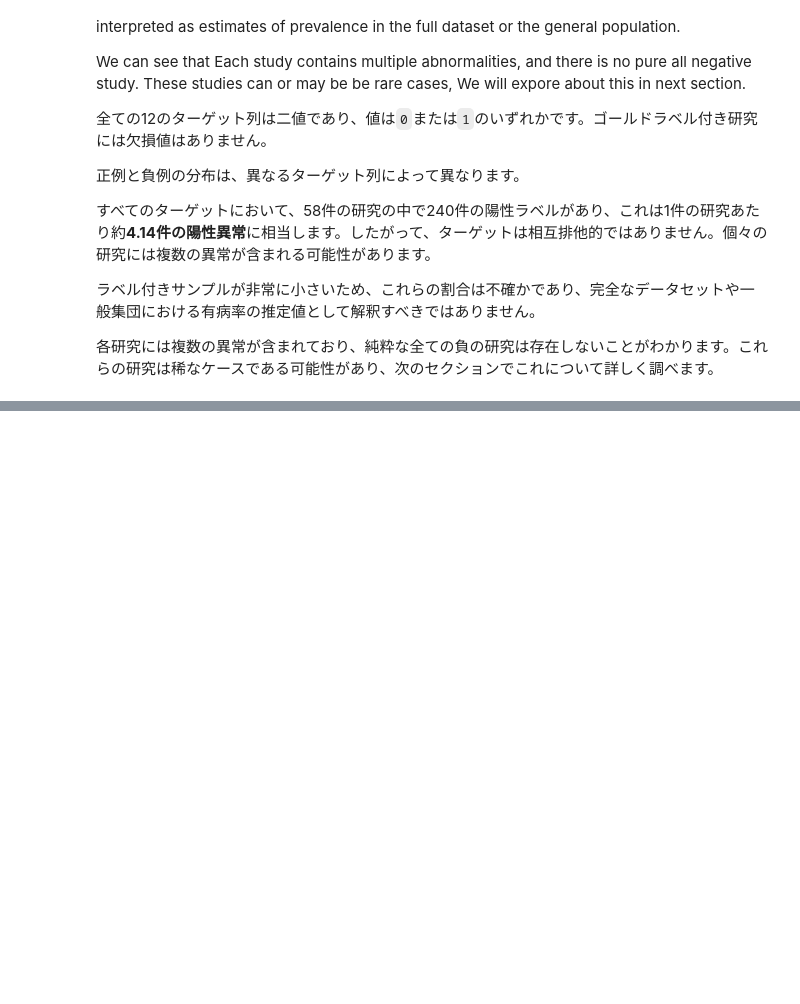
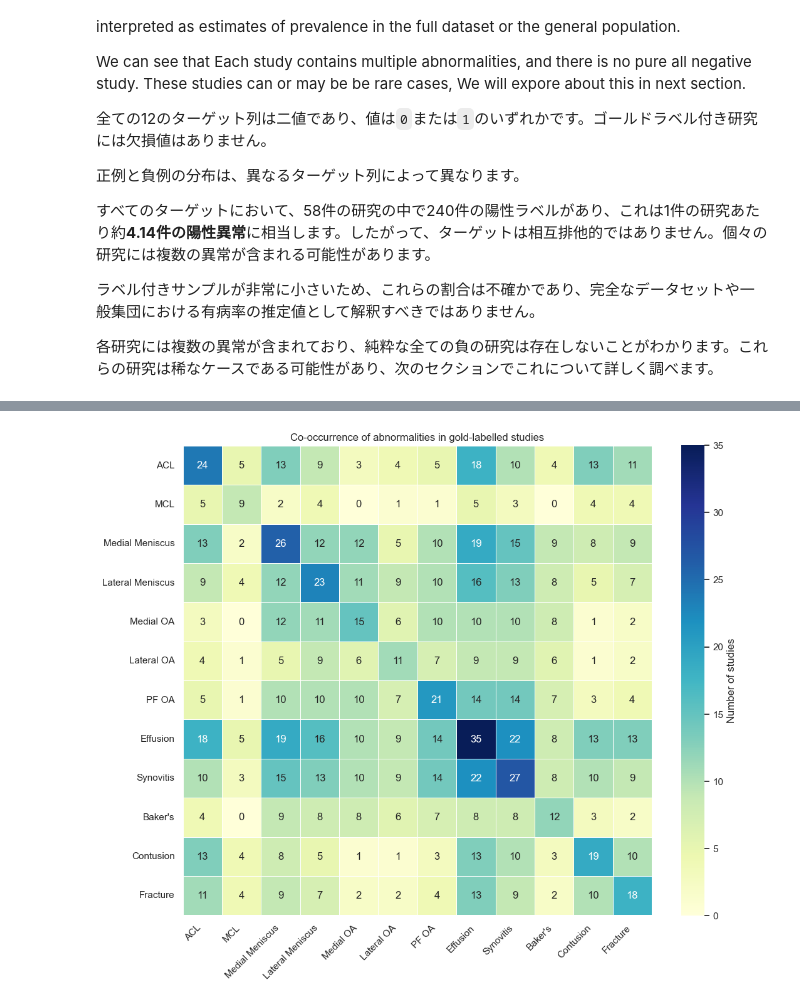
Before and after one commit to PandaDev0069/Kaggle, a Jupyter notebook: RSNA_Knee_EDA.ipynb, the cells around one changed output, grey strips where cells are left out. Saved outputs shown, nothing was run; the diff lists cells and outputs as text; code cells hidden in the pictures; blank space fills up the shorter version.

```diff
--- a/RSNA_Knee_EDA.ipynb
+++ b/RSNA_Knee_EDA.ipynb
@@ -589,0 +749,30 @@ In this section, we will explore the distribution of the number of abnormalities
+# %%
+# ==================================
+# 3.7.4.1 Heatmap of co-occurrence of abnormalities (異常の共起のヒートマップ)
+# ==================================
+
+co_occurrence_matrix = gold_labels.T.dot(gold_labels)
+
+fig, ax = plt.subplots(figsize=(11, 9))
+
+sns.heatmap(
+    co_occurrence_matrix,
+    annot=True,
+    fmt="d",
+    cmap="YlGnBu",
+    cbar_kws={"label": "Number of studies"},
+    square=True,
+    linewidths=0.5,
+    ax=ax,
+)
+
+ax.set_title("Co-occurrence of abnormalities in gold-labelled studies")
+ax.set_xlabel("")
+ax.set_ylabel("")
+
+plt.xticks(rotation=45, ha="right")
+plt.yticks(rotation=0)
+plt.tight_layout()
+plt.show()
+# %% [output]
+[figure, added]
```
Also changed, not shown: parts of 13 cells of this notebook.
